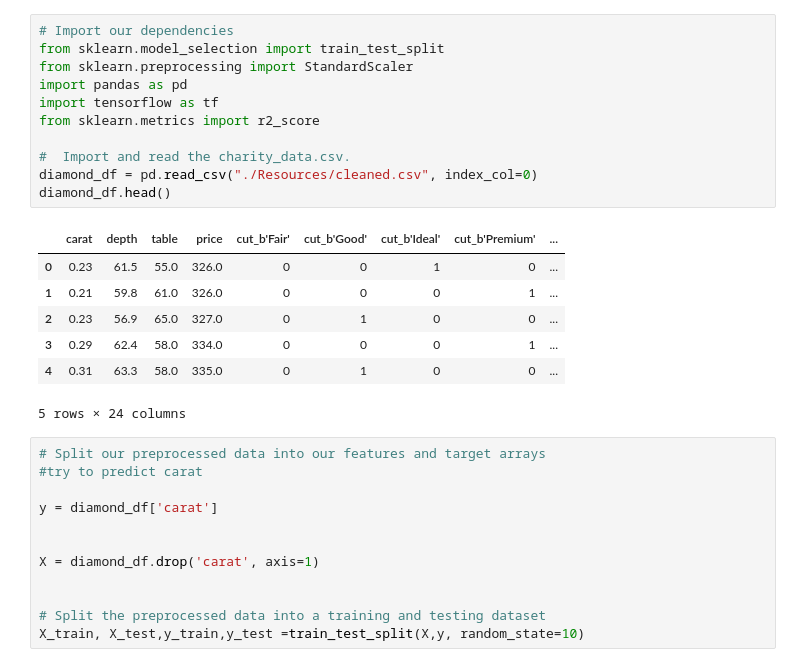
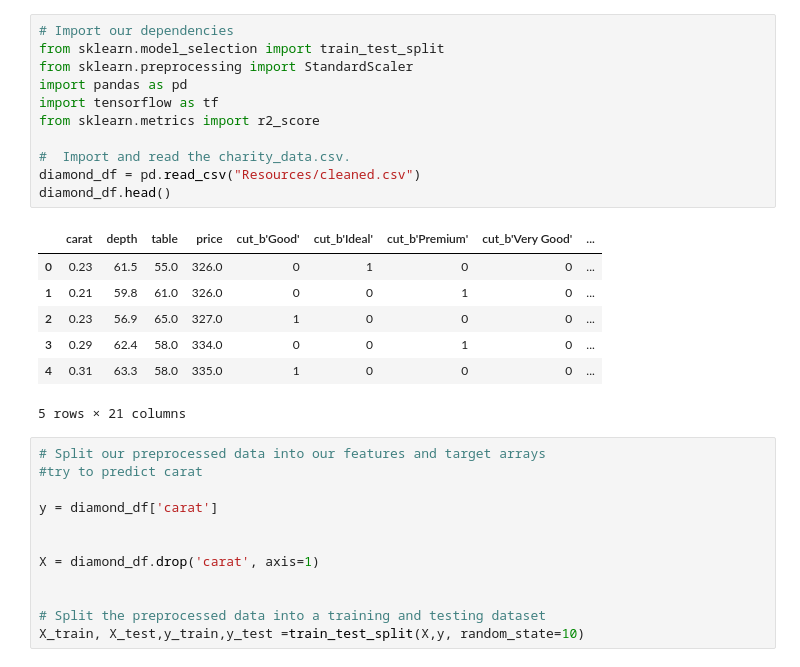
Before and after one commit to JamesHands18/Project4, a Jupyter notebook: Neural_Network-Cleaned.ipynb, the cells around one changed output. Drawn from its saved outputs; the diff is of its cells as text.

```diff
--- a/Neural_Network-Cleaned.ipynb
+++ b/Neural_Network-Cleaned.ipynb
@@ -1,22 +1,22 @@
 # %%
 # Import our dependencies
 from sklearn.model_selection import train_test_split
 from sklearn.preprocessing import StandardScaler
 import pandas as pd
 import tensorflow as tf
 from sklearn.metrics import r2_score
 
 #  Import and read the charity_data.csv.
-diamond_df = pd.read_csv("./Resources/cleaned.csv", index_col=0)
+diamond_df = pd.read_csv("Resources/cleaned.csv")
 diamond_df.head()
 # %% [output]
-|  | carat | depth | table | price | cut_b'Fair' | cut_b'Good' | cut_b'Ideal' | cut_b'Premium' | ... |
-| 0 | 0.23 | 61.5 | 55.0 | 326.0 | 0 | 0 | 1 | 0 | ... |
-| 1 | 0.21 | 59.8 | 61.0 | 326.0 | 0 | 0 | 0 | 1 | ... |
-| 2 | 0.23 | 56.9 | 65.0 | 327.0 | 0 | 1 | 0 | 0 | ... |
-| 3 | 0.29 | 62.4 | 58.0 | 334.0 | 0 | 0 | 0 | 1 | ... |
-| 4 | 0.31 | 63.3 | 58.0 | 335.0 | 0 | 1 | 0 | 0 | ... |
+|  | carat | depth | table | price | cut_b'Good' | cut_b'Ideal' | cut_b'Premium' | cut_b'Very Good' | ... |
+| 0 | 0.23 | 61.5 | 55.0 | 326.0 | 0 | 1 | 0 | 0 | ... |
+| 1 | 0.21 | 59.8 | 61.0 | 326.0 | 0 | 0 | 1 | 0 | ... |
+| 2 | 0.23 | 56.9 | 65.0 | 327.0 | 1 | 0 | 0 | 0 | ... |
+| 3 | 0.29 | 62.4 | 58.0 | 334.0 | 0 | 0 | 1 | 0 | ... |
+| 4 | 0.31 | 63.3 | 58.0 | 335.0 | 1 | 0 | 0 | 0 | ... |
-5 rows × 24 columns
+5 rows × 21 columns
 # %%
 # Split our preprocessed data into our features and target arrays
 #try to predict carat
```
Also changed, not shown: parts of 11 cells of this notebook, 5 other files.
